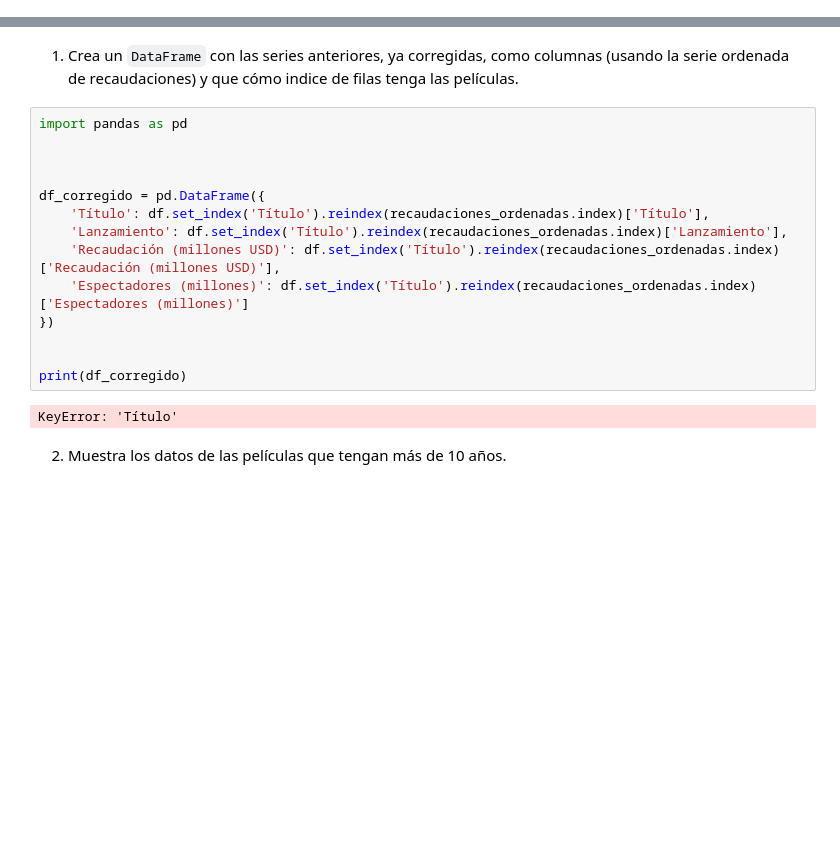
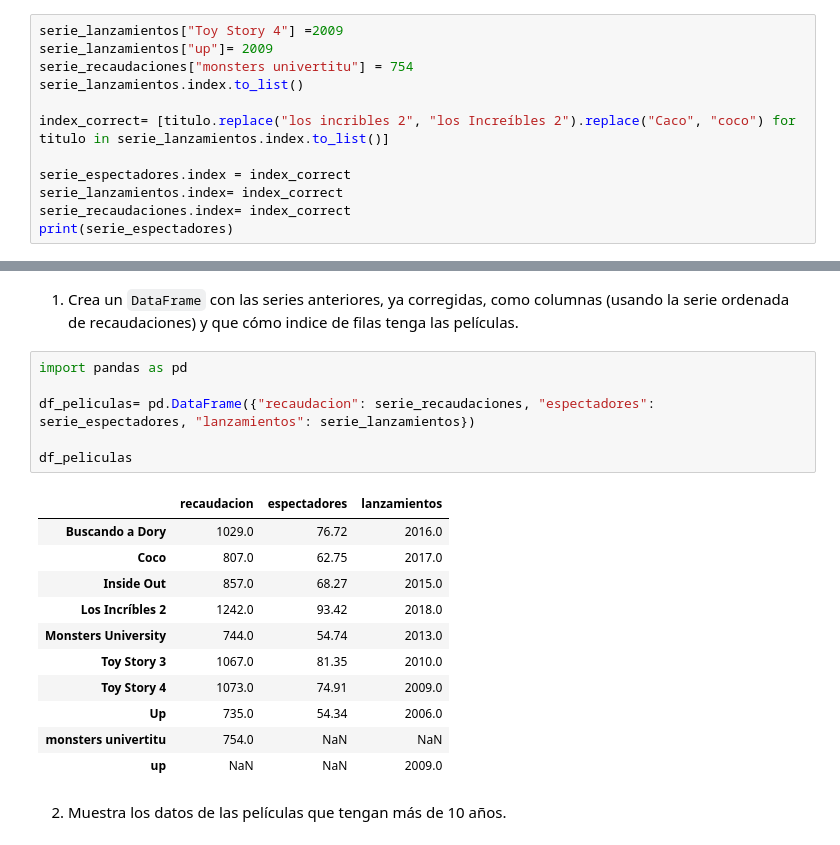
Before and after one commit to MirenA83/ONLINE_DS_THEBRIDGE_MIREN, a Jupyter notebook: ejercicios/sprint 4/práctica obligatoria/18_Practica_Obligatoria_Pandas_I.ipynb, the cells around one changed output, grey strips where cells are left out. Cells and saved outputs as stored; diff of their text form; blank space fills up the shorter version.

```diff
--- a/ejercicios/sprint 4/práctica obligatoria/18_Practica_Obligatoria_Pandas_I.ipynb
+++ b/ejercicios/sprint 4/práctica obligatoria/18_Practica_Obligatoria_Pandas_I.ipynb
@@ -156,0 +181,12 @@ Gonzalo fue al estreno de cada película a las edades de: [1986 1989 1987 1981 1
+# %%
+serie_lanzamientos["Toy Story 4"] =2009
+serie_lanzamientos["up"]= 2009
+serie_recaudaciones["monsters univertitu"] = 754
+serie_lanzamientos.index.to_list()
+
+index_correct= [titulo.replace("los incribles 2", "los Increíbles 2").replace("Caco", "coco") for titulo in serie_lanzamientos.index.to_list()]
+
+serie_espectadores.index = index_correct
+serie_lanzamientos.index= index_correct
+serie_recaudaciones.index= index_correct
+print(serie_espectadores)
@@ -198,22 +223,24 @@ print(df)
 # #2 DataFrame
 # %% [markdown]
 1. Crea un `DataFrame` con las series anteriores, ya corregidas, como columnas (usando la serie ordenada de recaudaciones) y que cómo indice de filas tenga las películas.
-# %%
-import pandas as pd
-
-
-
-df_corregido = pd.DataFrame({
-    'Título': df.set_index('Título').reindex(recaudaciones_ordenadas.index)['Título'],
-    'Lanzamiento': df.set_index('Título').reindex(recaudaciones_ordenadas.index)['Lanzamiento'],
-    'Recaudación (millones USD)': df.set_index('Título').reindex(recaudaciones_ordenadas.index)['Recaudación (millones USD)'],
-    'Espectadores (millones)': df.set_index('Título').reindex(recaudaciones_ordenadas.index)['Espectadores (millones)']
-})
-
-
-print(df_corregido)
-# %% [output]
-KeyError: 'Título'
+# %%
+import pandas as pd
+
+df_peliculas= pd.DataFrame({"recaudacion": serie_recaudaciones, "espectadores": serie_espectadores, "lanzamientos": serie_lanzamientos})
+
+df_peliculas
+# %% [output]
+|  | recaudacion | espectadores | lanzamientos |
+| Buscando a Dory | 1029.0 | 76.72 | 2016.0 |
+| Coco | 807.0 | 62.75 | 2017.0 |
+| Inside Out | 857.0 | 68.27 | 2015.0 |
+| Los Incríbles 2 | 1242.0 | 93.42 | 2018.0 |
+| Monsters University | 744.0 | 54.74 | 2013.0 |
+| Toy Story 3 | 1067.0 | 81.35 | 2010.0 |
+| Toy Story 4 | 1073.0 | 74.91 | 2009.0 |
+| Up | 735.0 | 54.34 | 2006.0 |
+| monsters univertitu | 754.0 | NaN | NaN |
+| up | NaN | NaN | 2009.0 |
 # %% [markdown]
 2. Muestra los datos de las películas que tengan más de 10 años.
 # %%
```
Also changed, not shown: parts of 12 cells of this notebook.
